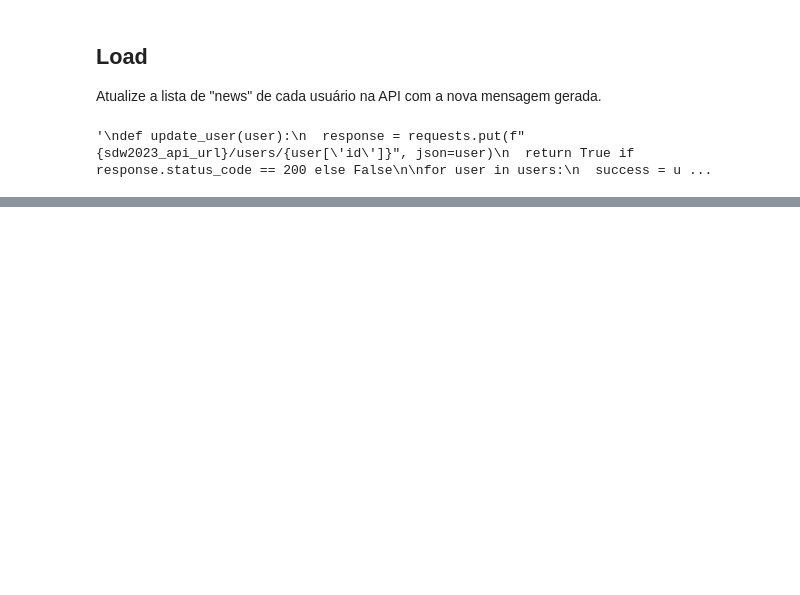
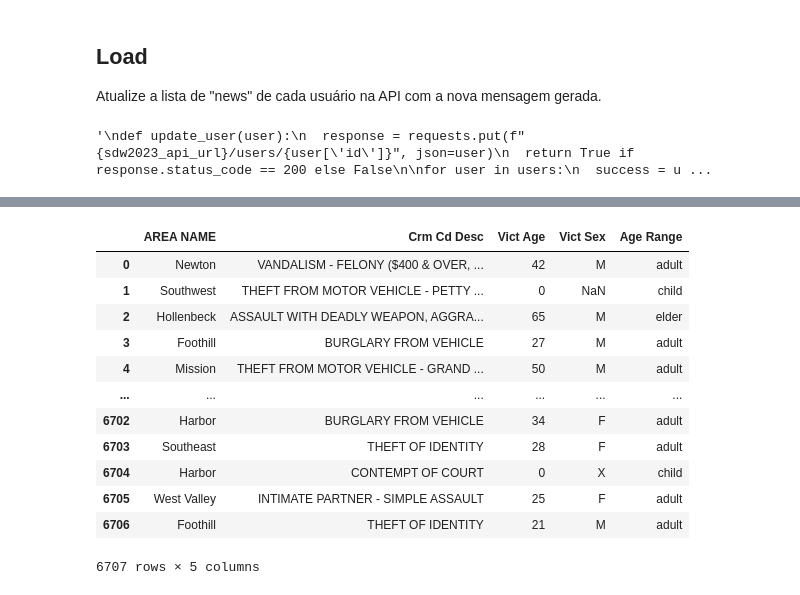
Before and after one commit to fnusda/santander-dev-week-2023-api, a Jupyter notebook: SantanderDevWeek2023.ipynb, the cells around one changed output, grey strips where cells are left out. Saved outputs shown, nothing was run; the diff lists cells and outputs as text; code cells hidden in the pictures; blank space fills up the shorter version.

```diff
--- a/SantanderDevWeek2023.ipynb
+++ b/SantanderDevWeek2023.ipynb
@@ -258,0 +272,12 @@ customers
+# %%
+'''
+para reduzir para uma amostra com 90% de nível de confiança com 1% de margem
+erro, o tamanho da amostra calculada
+(site: https://www.qualtrics.com/blog/calculating-sample-size/ ) é:
+'''
+tamanho_amostra = 6707
+# %%
+import random
+
+# Extrai uma amostra aleatória do DataFrame original
+dados_sample = dados.sample(n=tamanho_amostra, random_state=42)
@@ -258,0 +311,33 @@ customers
+# %%
+dados_sample['Vict Age'] = dados_sample['Vict Age'].astype(int)
+
+# Defina uma função para determinar a faixa etária com base na idade
+def determinar_faixa_etaria(age):
+    if age < 13:
+        return 'child'
+    elif age < 20:
+        return 'teenager'
+    elif age < 65:
+        return 'adult'
+    else:
+        return 'elder'
+
+# Usa a função apply para criar a coluna 'Age Range' com base em 'Victm Age'
+dados_sample['Age Range'] = dados_sample['Vict Age'].apply(determinar_faixa_etaria)
+
+# Exiba o DataFrame resultante
+dados_sample
+# %% [output]
+|  | AREA NAME | Crm Cd Desc | Vict Age | Vict Sex | Age Range |
+| 0 | Newton | VANDALISM - FELONY ($400 & OVER, ... | 42 | M | adult |
+| 1 | Southwest | THEFT FROM MOTOR VEHICLE - PETTY ... | 0 | NaN | child |
+| 2 | Hollenbeck | ASSAULT WITH DEADLY WEAPON, AGGRA... | 65 | M | elder |
+| 3 | Foothill | BURGLARY FROM VEHICLE | 27 | M | adult |
+| 4 | Mission | THEFT FROM MOTOR VEHICLE - GRAND ... | 50 | M | adult |
+| ... | ... | ... | ... | ... | ... |
+| 6702 | Harbor | BURGLARY FROM VEHICLE | 34 | F | adult |
+| 6703 | Southeast | THEFT OF IDENTITY | 28 | F | adult |
+| 6704 | Harbor | CONTEMPT OF COURT | 0 | X | child |
+| 6705 | West Valley | INTIMATE PARTNER - SIMPLE ASSAULT | 25 | F | adult |
+| 6706 | Foothill | THEFT OF IDENTITY | 21 | M | adult |
+6707 rows × 5 columns
```
Also changed, not shown: parts of 18 cells of this notebook.
